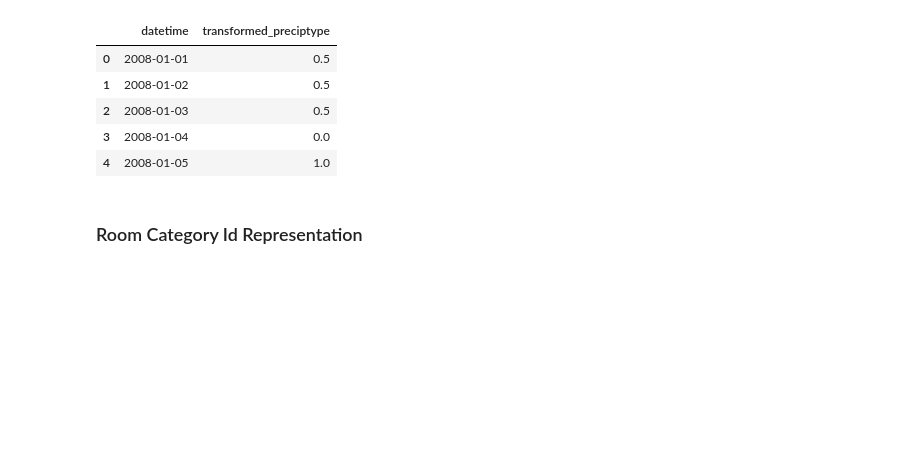
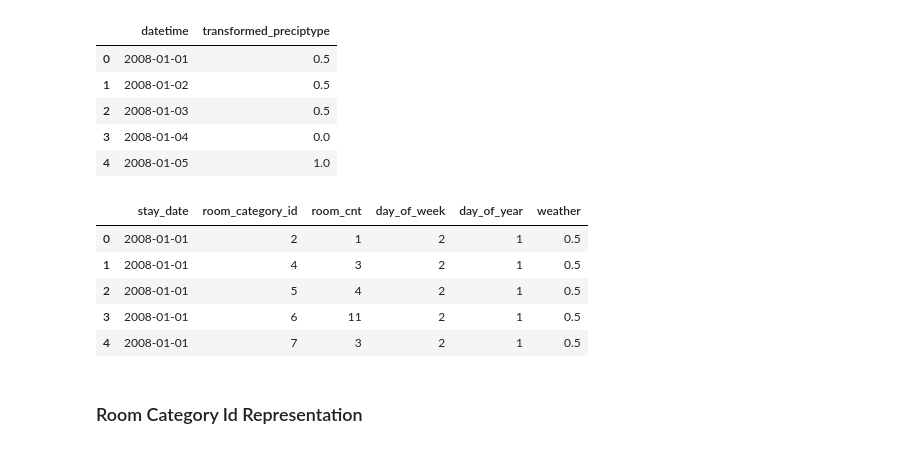
Before and after one commit to usernamenenad/Lumen, a Jupyter notebook: src/borisDataset.ipynb, the cells around one changed output. Drawn from its saved outputs; the diff is of its cells as text; code cells hidden in the pictures; blank space fills up the shorter version.

Commit message:
Markdown comments for our new dataset

```diff
--- a/src/borisDataset.ipynb
+++ b/src/borisDataset.ipynb
@@ -352,6 +352,15 @@ new_dataset = new_dataset.merge(weather[['datetime', 'transformed_preciptype']],
 
 new_dataset.drop(columns=['datetime'], inplace=True)
 new_dataset.rename(columns={'transformed_preciptype': 'weather'}, inplace=True)
+# %%
+new_dataset.head(n=20)
+# %% [output]
+|  | stay_date | room_category_id | room_cnt | day_of_week | day_of_year | weather |
+| 0 | 2008-01-01 | 2 | 1 | 2 | 1 | 0.5 |
+| 1 | 2008-01-01 | 4 | 3 | 2 | 1 | 0.5 |
+| 2 | 2008-01-01 | 5 | 4 | 2 | 1 | 0.5 |
+| 3 | 2008-01-01 | 6 | 11 | 2 | 1 | 0.5 |
+| 4 | 2008-01-01 | 7 | 3 | 2 | 1 | 0.5 |
 # %% [markdown]
 ### Room Category Id Representation
 # %% [markdown]
```
Also changed, not shown: parts of 1 cell of this notebook, 1 other file.
